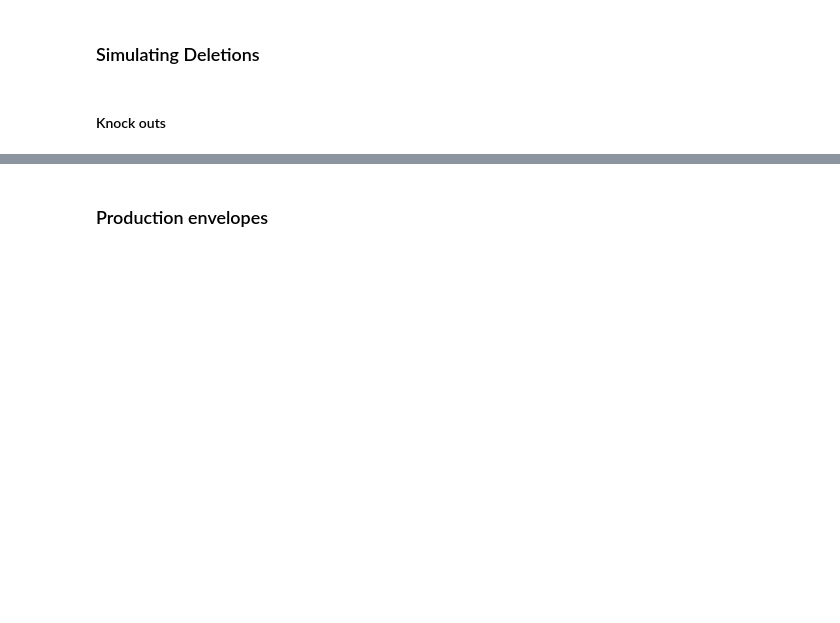
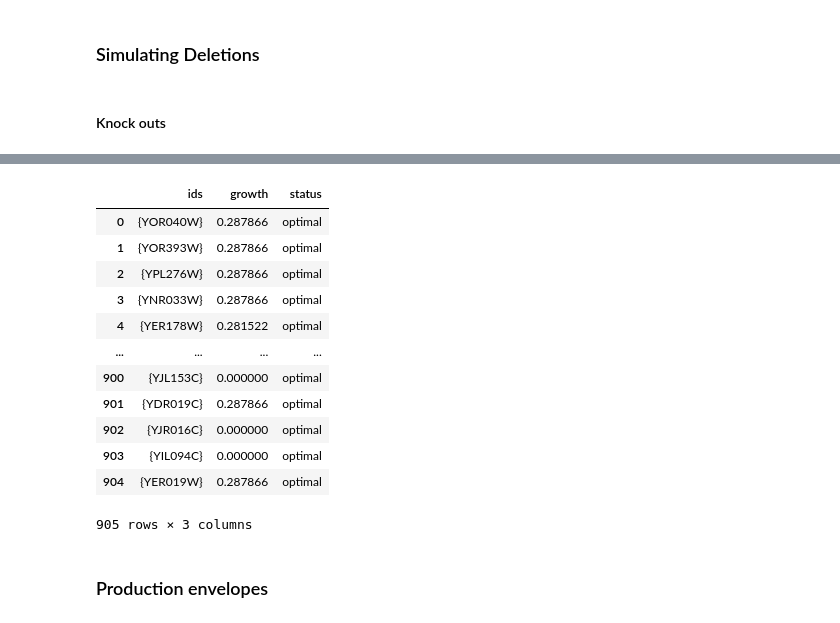
Before and after one commit to BioSystemsUM/s2m2, a Jupyter notebook: flux_analysis/s2m2 - hands-on cobra - Exercise 6.ipynb, the cells around one changed output, grey strips where cells are left out. Cells and saved outputs as stored; diff of their text form; code cells hidden in the pictures; blank space fills up the shorter version.

```diff
--- a/flux_analysis/s2m2 - hands-on cobra - Exercise 6.ipynb
+++ b/flux_analysis/s2m2 - hands-on cobra - Exercise 6.ipynb
@@ -295,7 +263,21 @@ double_reaction_deletion_results
 # %%
-#double gene deletion
-double_gene_deletion_results = cobra.flux_analysis.single_gene_deletion(model)
-double_gene_deletion_results
+#single gene deletion
+single_gene_deletion_results = cobra.flux_analysis.single_gene_deletion(model)
+single_gene_deletion_results
+# %% [output]
+|  | ids | growth | status |
+| 0 | {YOR040W} | 0.287866 | optimal |
+| 1 | {YOR393W} | 0.287866 | optimal |
+| 2 | {YPL276W} | 0.287866 | optimal |
+| 3 | {YNR033W} | 0.287866 | optimal |
+| 4 | {YER178W} | 0.281522 | optimal |
+| ... | ... | ... | ... |
+| 900 | {YJL153C} | 0.000000 | optimal |
+| 901 | {YDR019C} | 0.287866 | optimal |
+| 902 | {YJR016C} | 0.000000 | optimal |
+| 903 | {YIL094C} | 0.000000 | optimal |
+| 904 | {YER019W} | 0.287866 | optimal |
+905 rows × 3 columns
 # %% [markdown]
 ### Production envelopes
 # %%
```
Also changed, not shown: parts of 25 cells of this notebook, 4 other files.
